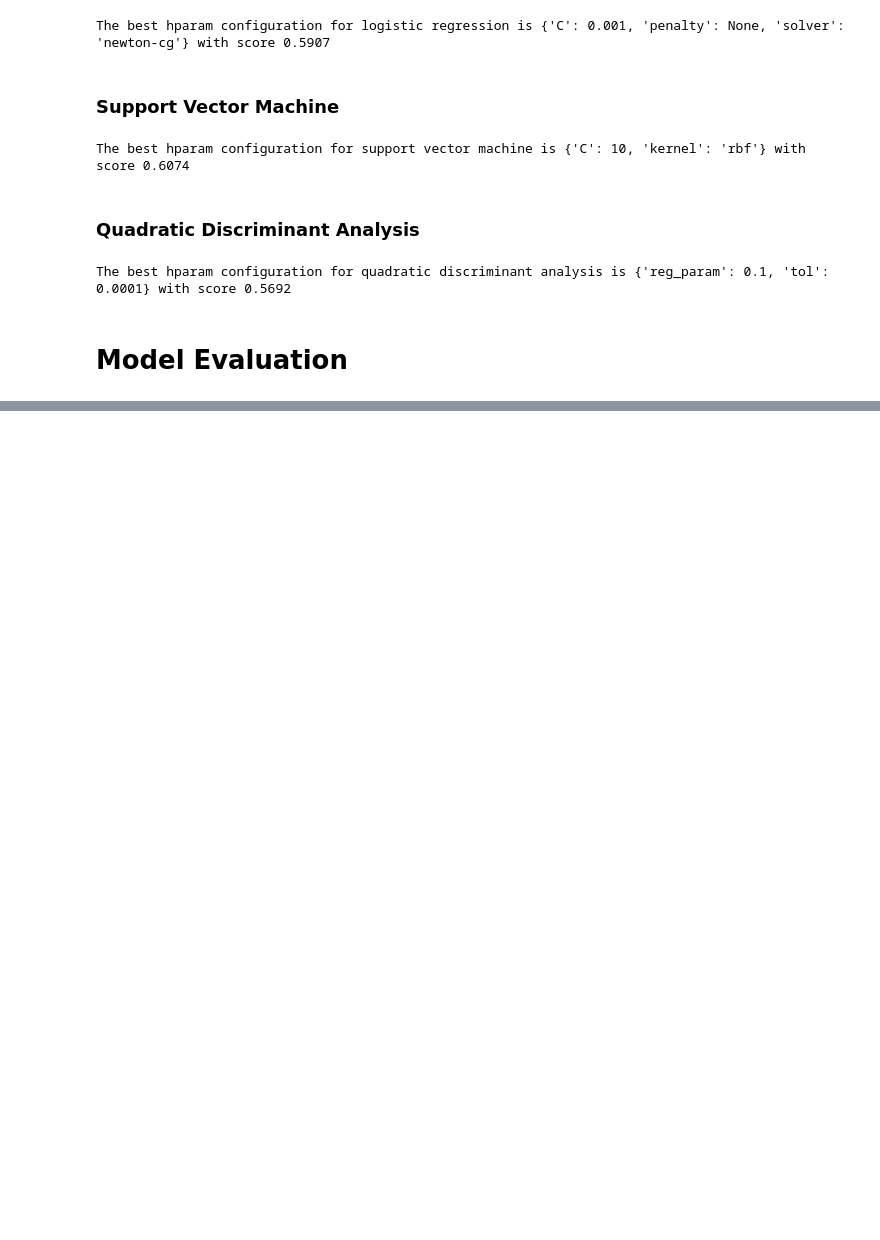
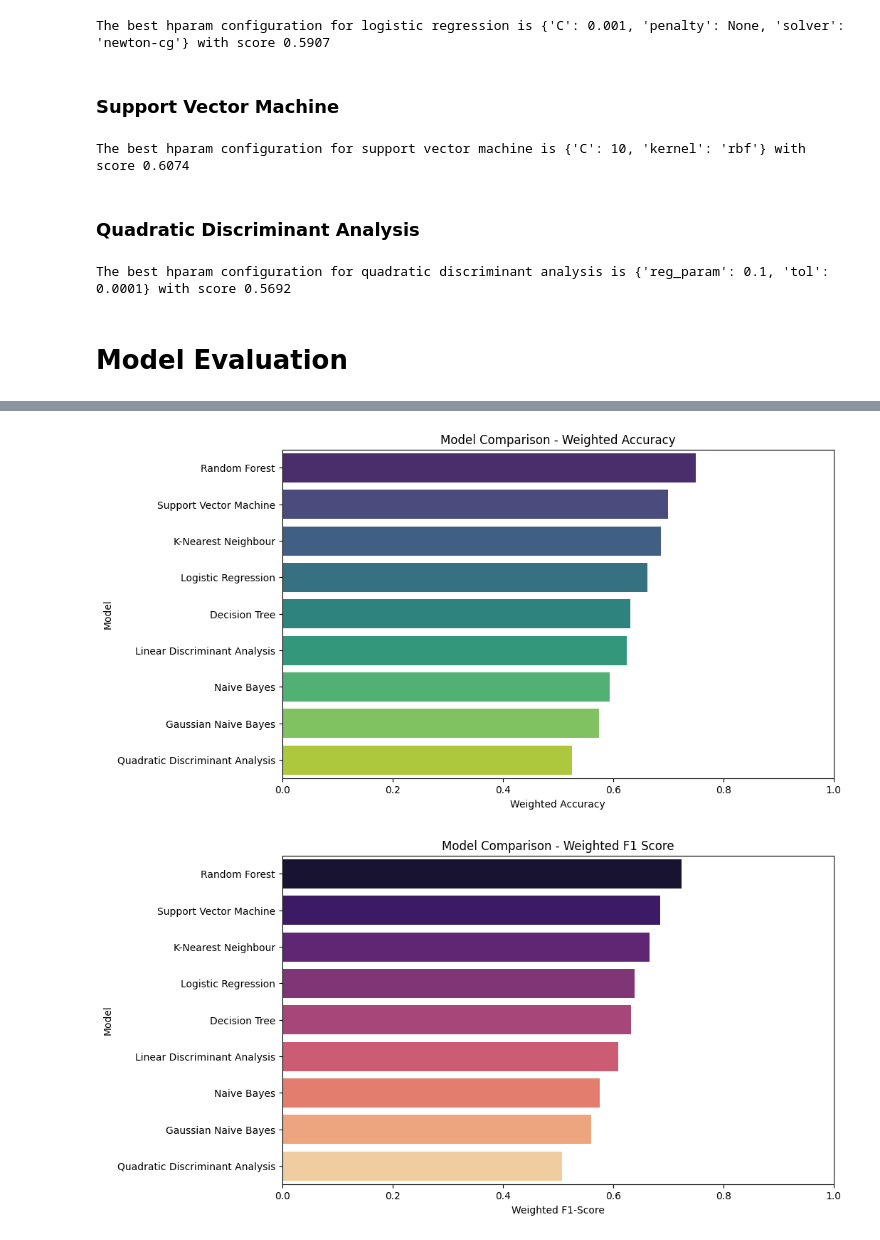
Before and after one commit to suren2003ah7/WineQualityClassifier, a Jupyter notebook: wineClassifier.ipynb, the cells around one changed output, grey strips where cells are left out. Saved outputs shown, nothing was run; the diff lists cells and outputs as text; code cells hidden in the pictures; blank space fills up the shorter version.

```diff
--- a/wineClassifier.ipynb
+++ b/wineClassifier.ipynb
@@ -704,0 +705,46 @@ weighted avg       0.50      0.53      0.51       160
+# %%
+from sklearn.metrics import accuracy_score, f1_score
+
+results = {
+    "Model": [],
+    "Weighted Accuracy": [],
+    "Weighted F1-Score": []
+}
+
+model_predictions = {
+    "Naive Bayes": test_preds,
+    "Gaussian Naive Bayes": gnb_test_preds,
+    "K-Nearest Neighbour": knn_test_preds,
+    "Quadratic Discriminant Analysis": qda_test_preds,
+    "Support Vector Machine": svc_test_preds,
+    "Logistic Regression": logreg_test_preds,
+    "Decision Tree": decision_tree_test_preds,
+    "Random Forest": rf_test_preds,
+    "Linear Discriminant Analysis": lda_test_preds
+}
+
+for model_name, preds in model_predictions.items():
+    acc = accuracy_score(y_test, preds)
+    f1 = f1_score(y_test, preds, average='weighted')
+    results["Model"].append(model_name)
+    results["Weighted Accuracy"].append(acc)
+    results["Weighted F1-Score"].append(f1)
+
+import pandas as pd
+
+results_df = pd.DataFrame(results)
+
+plt.figure(figsize=(10, 6))
+sns.barplot(x="Weighted Accuracy", y="Model", data=results_df.sort_values("Weighted Accuracy", ascending=False), palette="viridis")
+plt.title("Model Comparison - Weighted Accuracy")
+plt.xlim(0, 1)
+plt.show()
+
+plt.figure(figsize=(10, 6))
+sns.barplot(x="Weighted F1-Score", y="Model", data=results_df.sort_values("Weighted F1-Score", ascending=False), palette="magma")
+plt.title("Model Comparison - Weighted F1 Score")
+plt.xlim(0, 1)
+plt.show()
+# %% [output]
+[figure, added]
+[figure, added]
```
Also changed, not shown: parts of 2 cells of this notebook.
